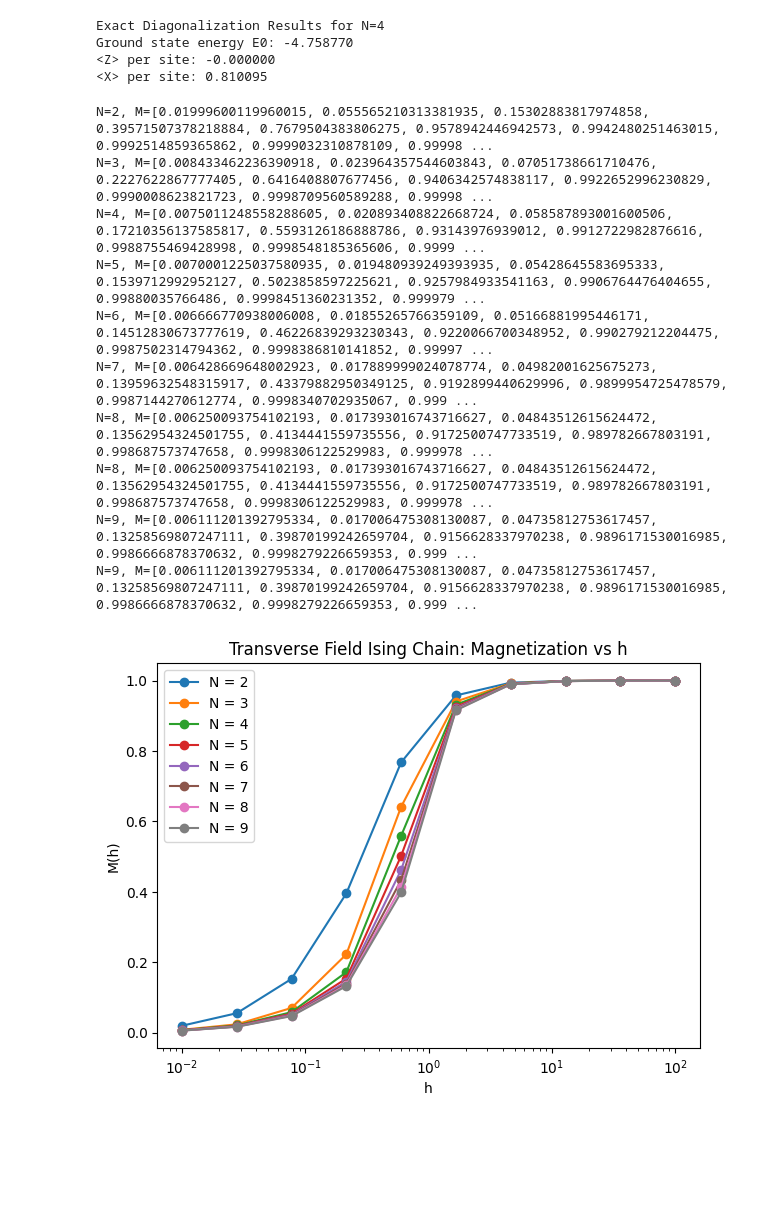
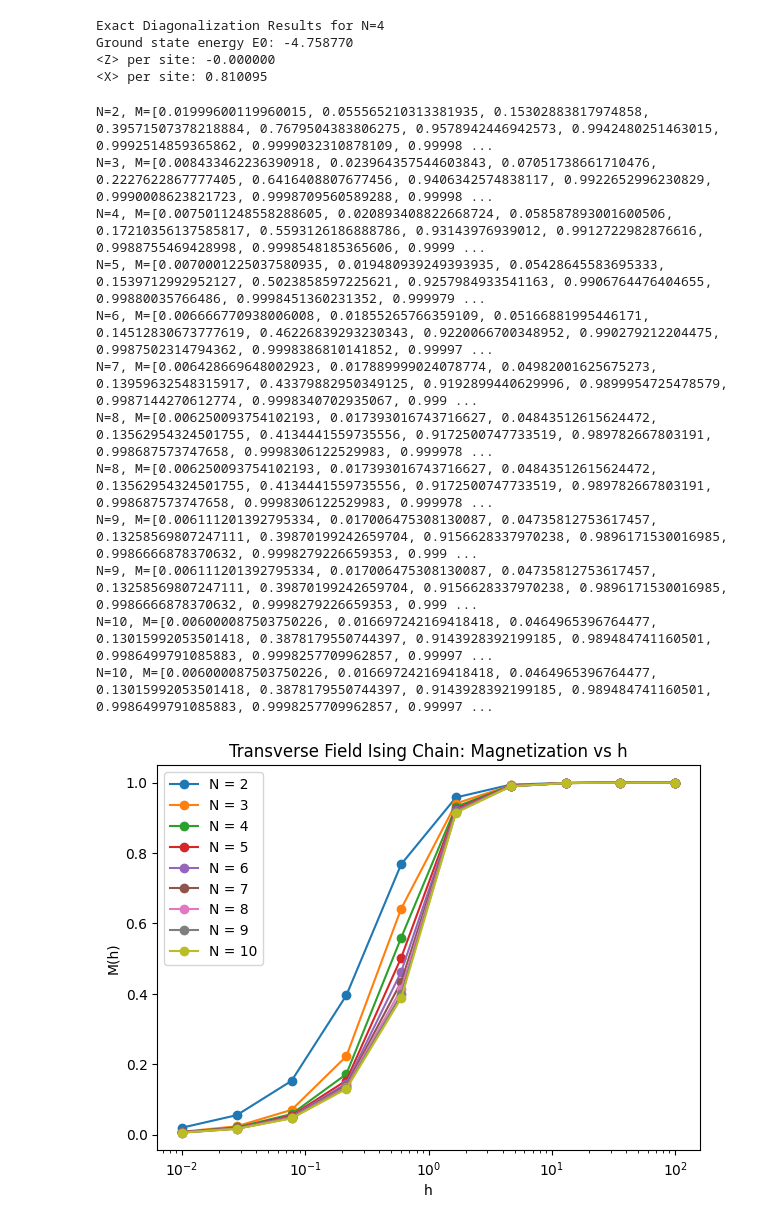
Before and after one commit to jindahe/quantum-many-body-by-QML, a Jupyter notebook: Test_Matrix.ipynb, the cells around one changed output. Saved outputs shown, nothing was run; the diff lists cells and outputs as text; code cells hidden in the pictures; blank space fills up the shorter version.

```diff
--- a/Test_Matrix.ipynb
+++ b/Test_Matrix.ipynb
@@ -81,7 +81,7 @@ def magnetization_x(ground_state, N, X, kron_N, I):
     return M / N
 
 hs = np.logspace(-2, 2, 10)
-Ns = range(2, 10, 1)
+Ns = range(2, 11, 1)
 plt.figure(figsize=(7,5))
 M_h1 = []
 for N in Ns:
@@ -91,31 +91,33 @@ for N in Ns:
         eigvals, eigvecs = eigh(H)
         ground_state = eigvecs[:, 0]
         M.append(magnetization_x(ground_state, N, X, kron_N, I))
     plt.plot(hs, M, marker='o', label=f"N = {N}")
     # 记录h=1时的M
     idx_h1 = np.argmin(np.abs(hs - 1.0))
     M_h1.append(M[idx_h1])
     print(f"N={N}, M={M}")
 plt.xscale('log')
 plt.xlabel("h")
 plt.ylabel("M(h)")
 plt.legend()
 plt.title("Transverse Field Ising Chain: Magnetization vs h")
 plt.show()
 
 # 单独展示 h=1 时不同 N 下的 M
 print("h=1 时，不同 N 下的 M 值：")
 for n, m in zip(Ns, M_h1):
     print(f"N={n}, M(h=1)={m}")
 # %% [output]
 N=2, M=[0.01999600119960015, 0.055565210313381935, 0.15302883817974858, 0.39571507378218884, 0.7679504383806275, 0.9578942446942573, 0.9942480251463015, 0.9992514859365862, 0.9999032310878109, 0.99998 ...
 N=3, M=[0.008433462236390918, 0.023964357544603843, 0.07051738661710476, 0.2227622867777405, 0.6416408807677456, 0.9406342574838117, 0.9922652996230829, 0.9990008623821723, 0.9998709560589288, 0.99998 ...
 N=4, M=[0.0075011248558288605, 0.020893408822668724, 0.058587893001600506, 0.17210356137585817, 0.5593126186888786, 0.93143976939012, 0.9912722982876616, 0.9988755469428998, 0.9998548185365606, 0.9999 ...
 N=5, M=[0.0070001225037580935, 0.019480939249393935, 0.05428645583695333, 0.1539712992952127, 0.5023858597225621, 0.9257984933541163, 0.9906764476404655, 0.99880035766486, 0.9998451360231352, 0.999979 ...
 N=6, M=[0.006666770938006008, 0.01855265766359109, 0.05166881995446171, 0.14512830673777619, 0.46226839293230343, 0.9220066700348952, 0.990279212204475, 0.9987502314794362, 0.9998386810141852, 0.99997 ...
 N=7, M=[0.006428669648002923, 0.017889999024078774, 0.04982001625675273, 0.13959632548315917, 0.43379882950349125, 0.9192899440629996, 0.9899954725478579, 0.9987144270612774, 0.9998340702935067, 0.999 ...
 N=8, M=[0.006250093754102193, 0.017393016743716627, 0.04843512615624472, 0.13562954324501755, 0.4134441559735556, 0.9172500747733519, 0.989782667803191, 0.998687573747658, 0.9998306122529983, 0.999978 ...
 N=8, M=[0.006250093754102193, 0.017393016743716627, 0.04843512615624472, 0.13562954324501755, 0.4134441559735556, 0.9172500747733519, 0.989782667803191, 0.998687573747658, 0.9998306122529983, 0.999978 ...
 N=9, M=[0.006111201392795334, 0.017006475308130087, 0.04735812753617457, 0.13258569807247111, 0.39870199242659704, 0.9156628337970238, 0.9896171530016985, 0.9986666878370632, 0.9998279226659353, 0.999 ...
 N=9, M=[0.006111201392795334, 0.017006475308130087, 0.04735812753617457, 0.13258569807247111, 0.39870199242659704, 0.9156628337970238, 0.9896171530016985, 0.9986666878370632, 0.9998279226659353, 0.999 ...
+N=10, M=[0.006000087503750226, 0.016697242169418418, 0.0464965396764477, 0.13015992053501418, 0.3878179550744397, 0.9143928392199185, 0.989484741160501, 0.9986499791085883, 0.9998257709962857, 0.99997 ...
+N=10, M=[0.006000087503750226, 0.016697242169418418, 0.0464965396764477, 0.13015992053501418, 0.3878179550744397, 0.9143928392199185, 0.989484741160501, 0.9986499791085883, 0.9998257709962857, 0.99997 ...
-[figure, old version]
+[figure, new version]
```
Also changed, not shown: parts of 1 cell of this notebook, 2 other files.
